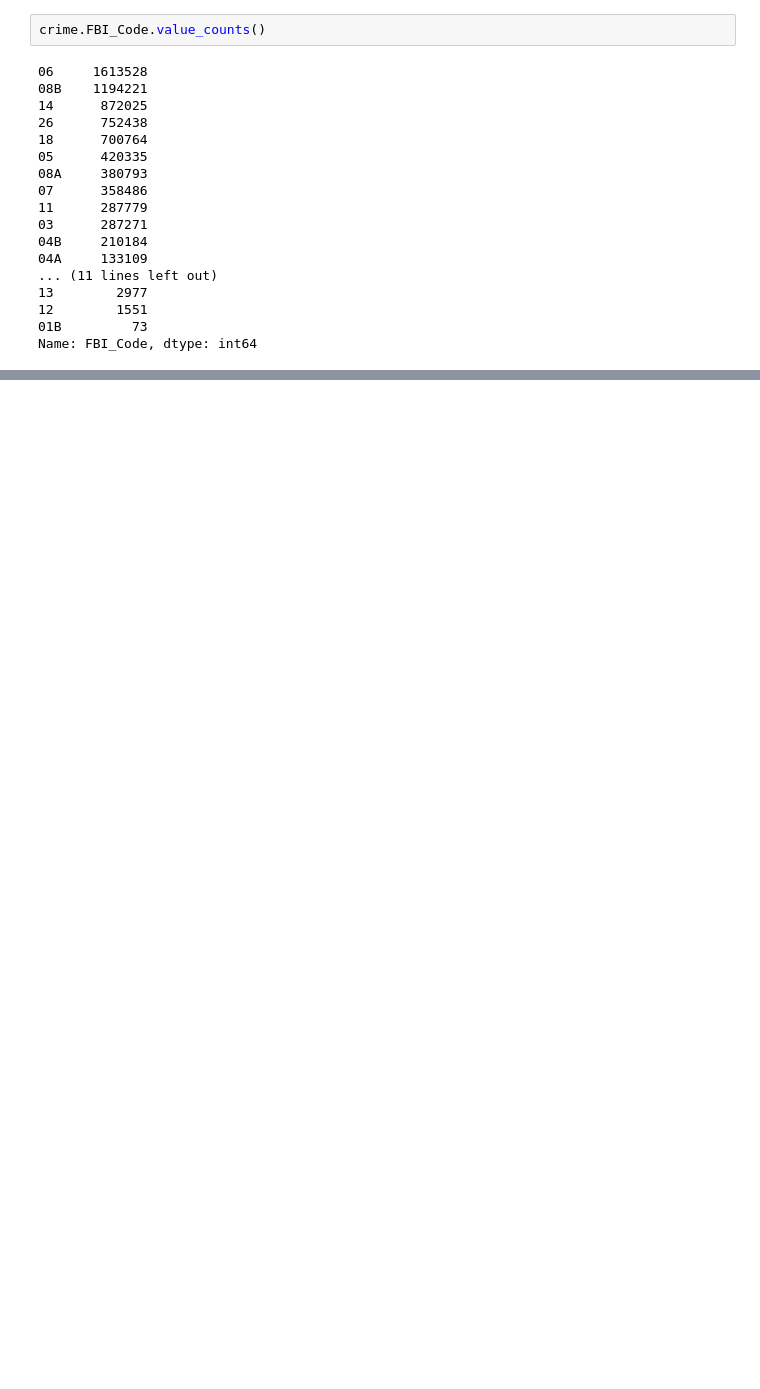
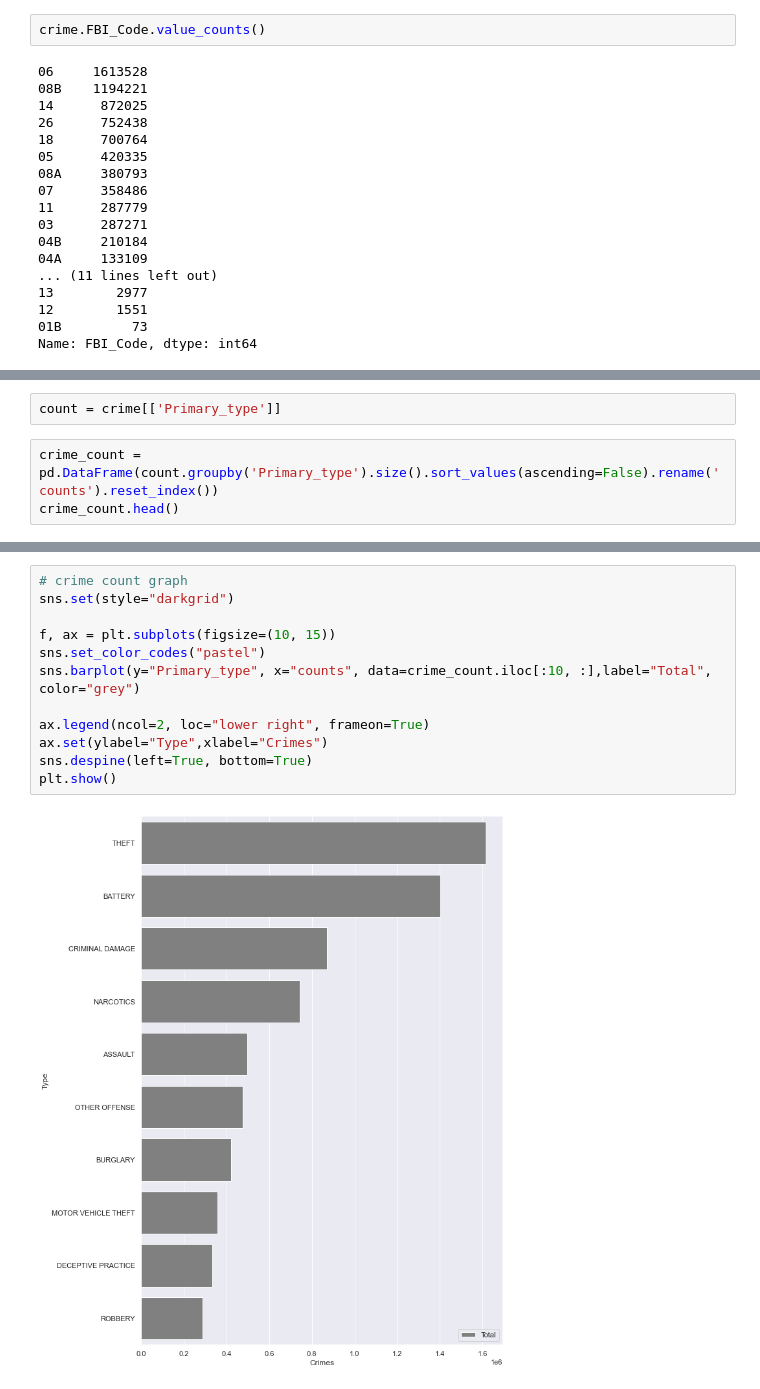
Before and after one commit to Chicago-PD-project/Chicago_Project, a Jupyter notebook: Lindy's_workbook.ipynb, the cells around one changed output, grey strips where cells are left out. Drawn from its saved outputs; the diff is of its cells as text; blank space fills up the shorter version.

```diff
--- a/Lindy's_workbook.ipynb
+++ b/Lindy's_workbook.ipynb
@@ -76,0 +110,5 @@ Name: FBI_Code, dtype: int64
+# %%
+count = crime[['Primary_type']]
+# %%
+crime_count = pd.DataFrame(count.groupby('Primary_type').size().sort_values(ascending=False).rename('counts').reset_index())
+crime_count.head()
@@ -76,0 +122,14 @@ Name: FBI_Code, dtype: int64
+# %%
+# crime count graph
+sns.set(style="darkgrid")
+
+f, ax = plt.subplots(figsize=(10, 15))
+sns.set_color_codes("pastel")
+sns.barplot(y="Primary_type", x="counts", data=crime_count.iloc[:10, :],label="Total", color="grey")
+
+ax.legend(ncol=2, loc="lower right", frameon=True)
+ax.set(ylabel="Type",xlabel="Crimes")
+sns.despine(left=True, bottom=True)
+plt.show()
+# %% [output]
+[figure, added]
```
Also changed, not shown: parts of 6 cells of this notebook.
